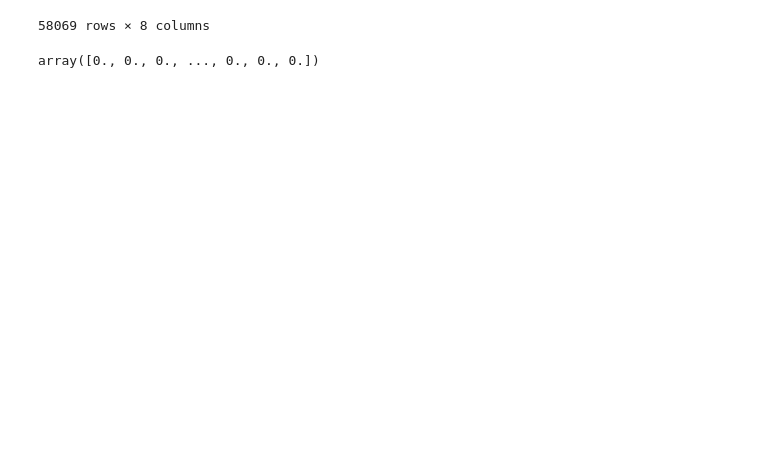
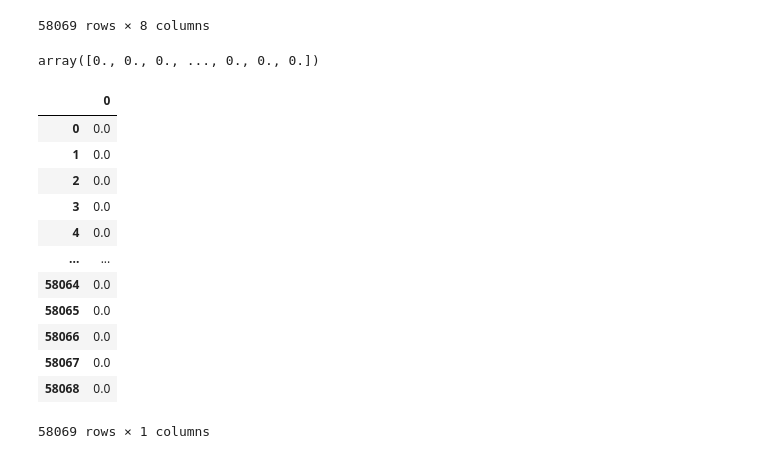
Before and after one commit to Chepngeno-langat/DS-projects, a Jupyter notebook: Fraud Detection in Electricity and Gas Consumption/Fraud Detection in Electricity and Gas Consumption.ipynb, the cells around one changed output. Drawn from its saved outputs; the diff is of its cells as text; code cells hidden in the pictures; blank space fills up the shorter version.

```diff
--- a/Fraud Detection in Electricity and Gas Consumption/Fraud Detection in Electricity and Gas Consumption.ipynb
+++ b/Fraud Detection in Electricity and Gas Consumption/Fraud Detection in Electricity and Gas Consumption.ipynb
@@ -550,3 +558,20 @@ test_pred = clf.predict(test)
 test_pred
 # %% [output]
 array([0., 0., 0., ..., 0., 0., 0.])
+# %%
+pred_df = pd.DataFrame(test_pred)
+pred_df
+# %% [output]
+|  | 0 |
+| 0 | 0.0 |
+| 1 | 0.0 |
+| 2 | 0.0 |
+| 3 | 0.0 |
+| 4 | 0.0 |
+| ... | ... |
+| 58064 | 0.0 |
+| 58065 | 0.0 |
+| 58066 | 0.0 |
+| 58067 | 0.0 |
+| 58068 | 0.0 |
+58069 rows × 1 columns
```
Also changed, not shown: parts of 18 cells of this notebook.
